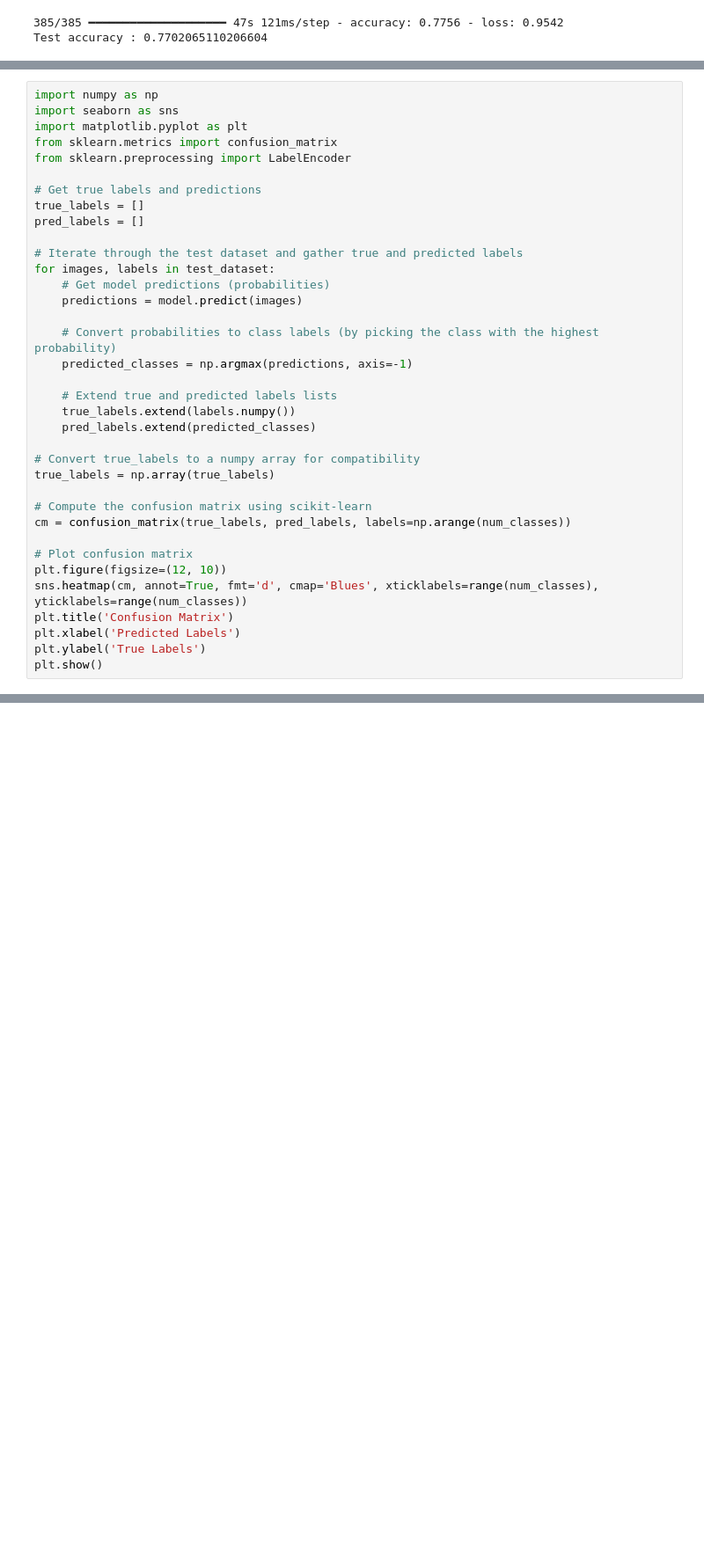
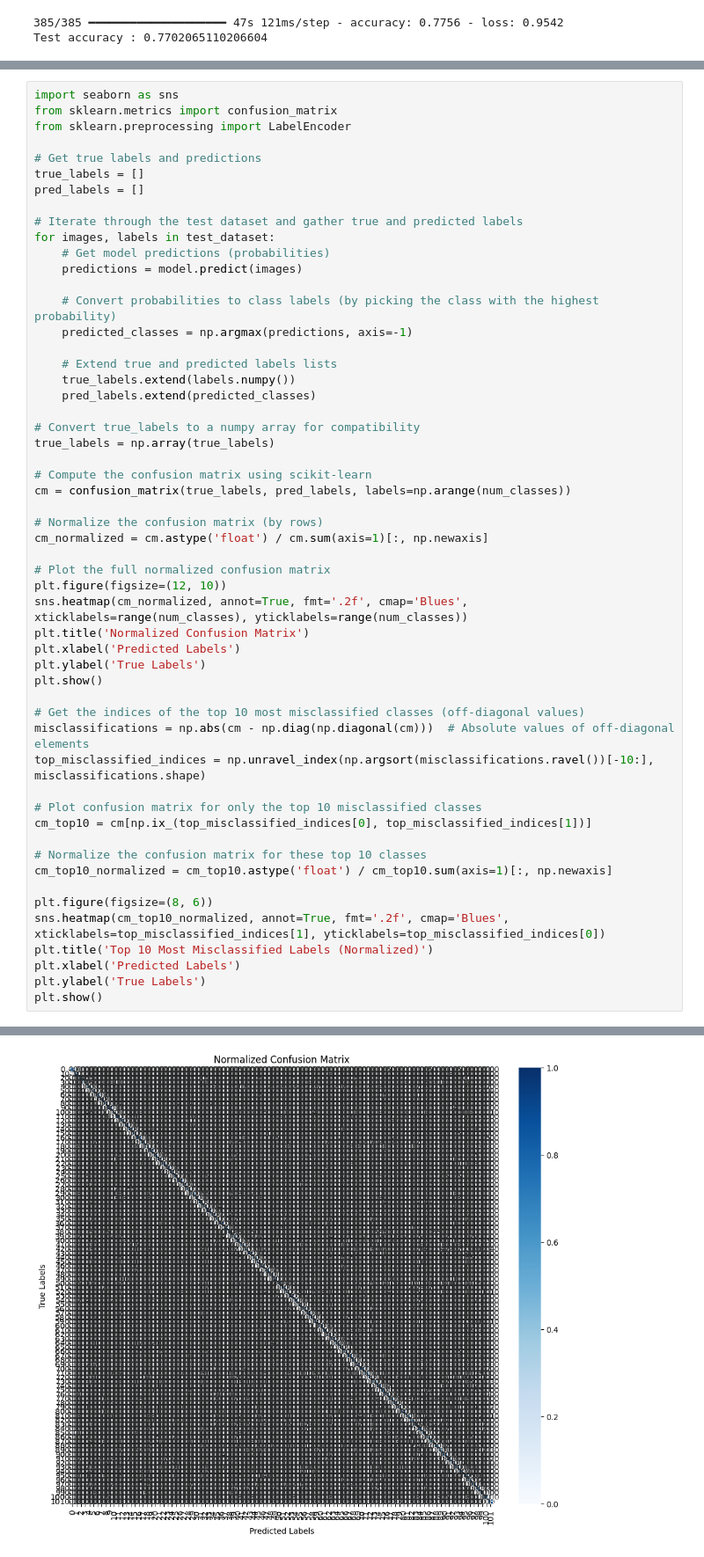
Before and after one commit to shanjali/Flower-Identifier, a Jupyter notebook: flower_finetuned_model.ipynb, the cells around one changed output, grey strips where cells are left out. Shown at 88% size. Saved outputs shown, nothing was run; the diff lists cells and outputs as text; blank space fills up the shorter version.

```diff
--- a/flower_finetuned_model.ipynb
+++ b/flower_finetuned_model.ipynb
@@ -172,7 +167,5 @@ Test accuracy : 0.7702065110206604
 # %%
-import numpy as np
 import seaborn as sns
-import matplotlib.pyplot as plt
 from sklearn.metrics import confusion_matrix
 from sklearn.preprocessing import LabelEncoder
 
@@ -198,10 +191,31 @@ true_labels = np.array(true_labels)
 # Compute the confusion matrix using scikit-learn
 cm = confusion_matrix(true_labels, pred_labels, labels=np.arange(num_classes))
 
-# Plot confusion matrix
+# Normalize the confusion matrix (by rows)
+cm_normalized = cm.astype('float') / cm.sum(axis=1)[:, np.newaxis]
+
+# Plot the full normalized confusion matrix
 plt.figure(figsize=(12, 10))
-sns.heatmap(cm, annot=True, fmt='d', cmap='Blues', xticklabels=range(num_classes), yticklabels=range(num_classes))
-plt.title('Confusion Matrix')
+sns.heatmap(cm_normalized, annot=True, fmt='.2f', cmap='Blues', xticklabels=range(num_classes), yticklabels=range(num_classes))
+plt.title('Normalized Confusion Matrix')
 plt.xlabel('Predicted Labels')
 plt.ylabel('True Labels')
 plt.show()
+
+# Get the indices of the top 10 most misclassified classes (off-diagonal values)
+misclassifications = np.abs(cm - np.diag(np.diagonal(cm)))  # Absolute values of off-diagonal elements
+top_misclassified_indices = np.unravel_index(np.argsort(misclassifications.ravel())[-10:], misclassifications.shape)
+
+# Plot confusion matrix for only the top 10 misclassified classes
+cm_top10 = cm[np.ix_(top_misclassified_indices[0], top_misclassified_indices[1])]
+
+# Normalize the confusion matrix for these top 10 classes
+cm_top10_normalized = cm_top10.astype('float') / cm_top10.sum(axis=1)[:, np.newaxis]
+
+plt.figure(figsize=(8, 6))
+sns.heatmap(cm_top10_normalized, annot=True, fmt='.2f', cmap='Blues', xticklabels=top_misclassified_indices[1], yticklabels=top_misclassified_indices[0])
+plt.title('Top 10 Most Misclassified Labels (Normalized)')
+plt.xlabel('Predicted Labels')
+plt.ylabel('True Labels')
+plt.show()
+# %% [output]
@@ -207,0 +239 @@ plt.show()
+[figure, added]
```
Also changed, not shown: parts of 5 cells of this notebook.
